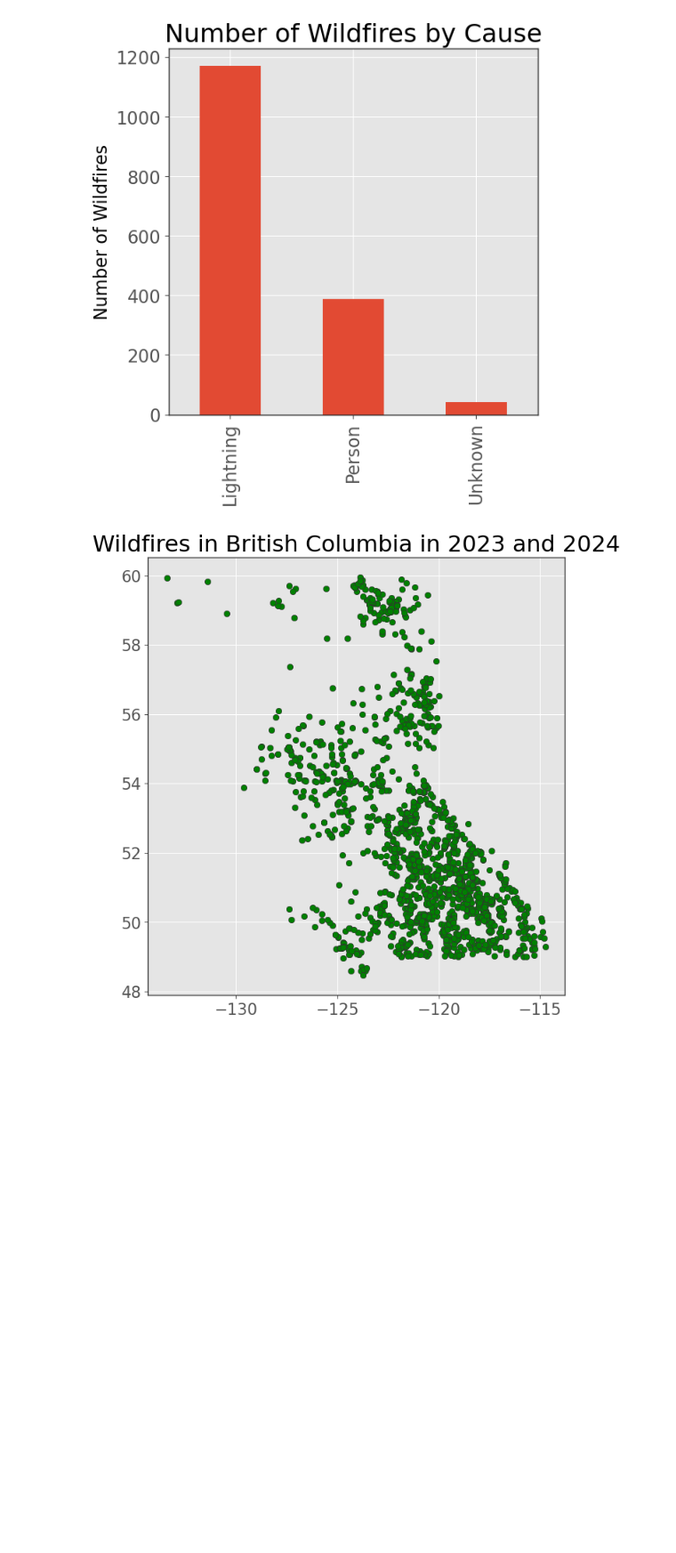
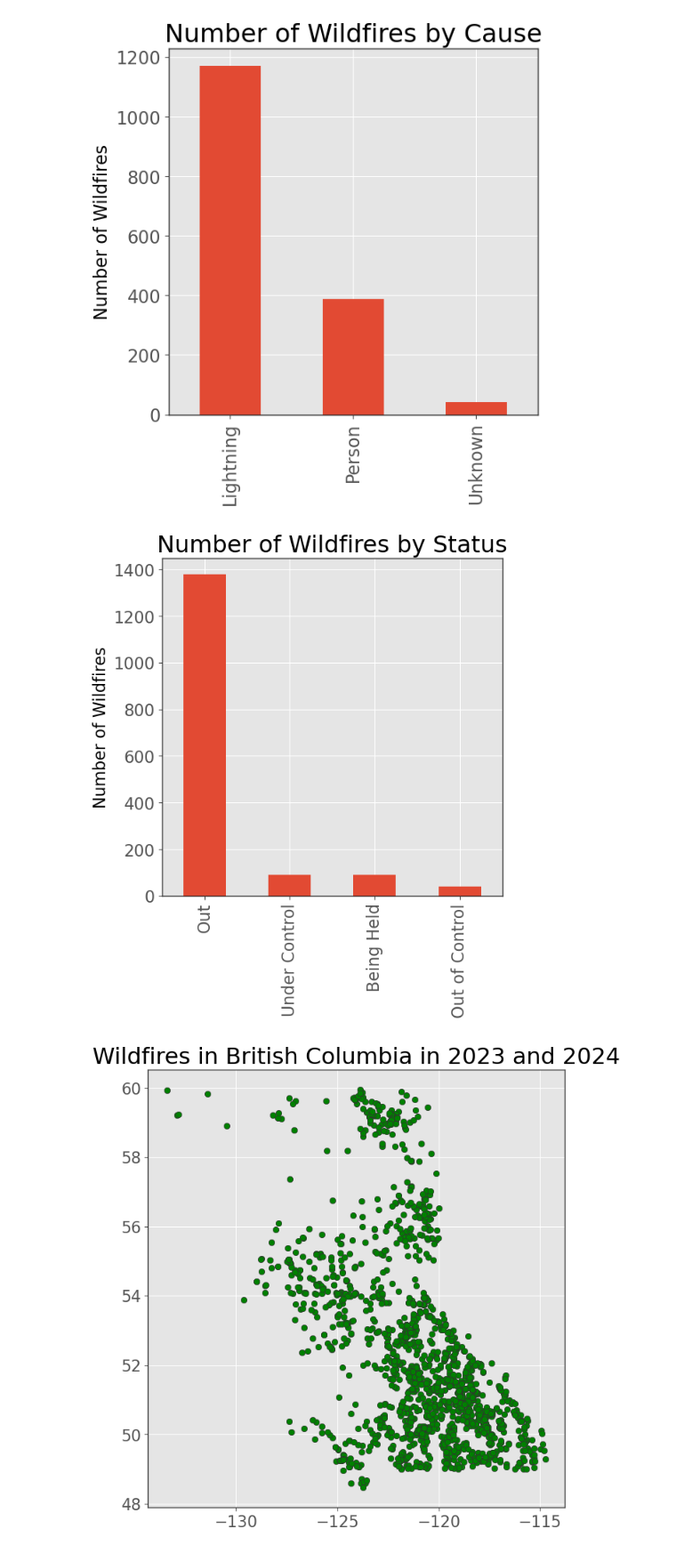
Before and after one commit to hcwang24/BC_Forest_WildFire_Dashboard, a Jupyter notebook: gis_project.ipynb, the cells around one changed output. Shown: that part at 89% size. Drawn from its saved outputs; the diff is of its cells as text; code cells hidden in the pictures; blank space fills up the shorter version.

```diff
--- a/gis_project.ipynb
+++ b/gis_project.ipynb
@@ -284,6 +314,14 @@ plt.ylabel('Number of Wildfires')
 plt.show()
 # %% [output]
 [figure]
+# %%
+# Wildfires by status
+wildfires_by_status = wildfire_data_cleaned['FIRESTATUS'].value_counts()
+wildfires_by_status.plot(kind='bar', title='Number of Wildfires by Status')
+plt.ylabel('Number of Wildfires')
+plt.show()
+# %% [output]
+[figure, added]
 # %%
 # Take a look at the entire forest map.
 wildfire_data_cleaned.plot(edgecolor="0.2", figsize=(10, 8), color ="green")
```
Also changed, not shown: parts of 8 cells of this notebook.
